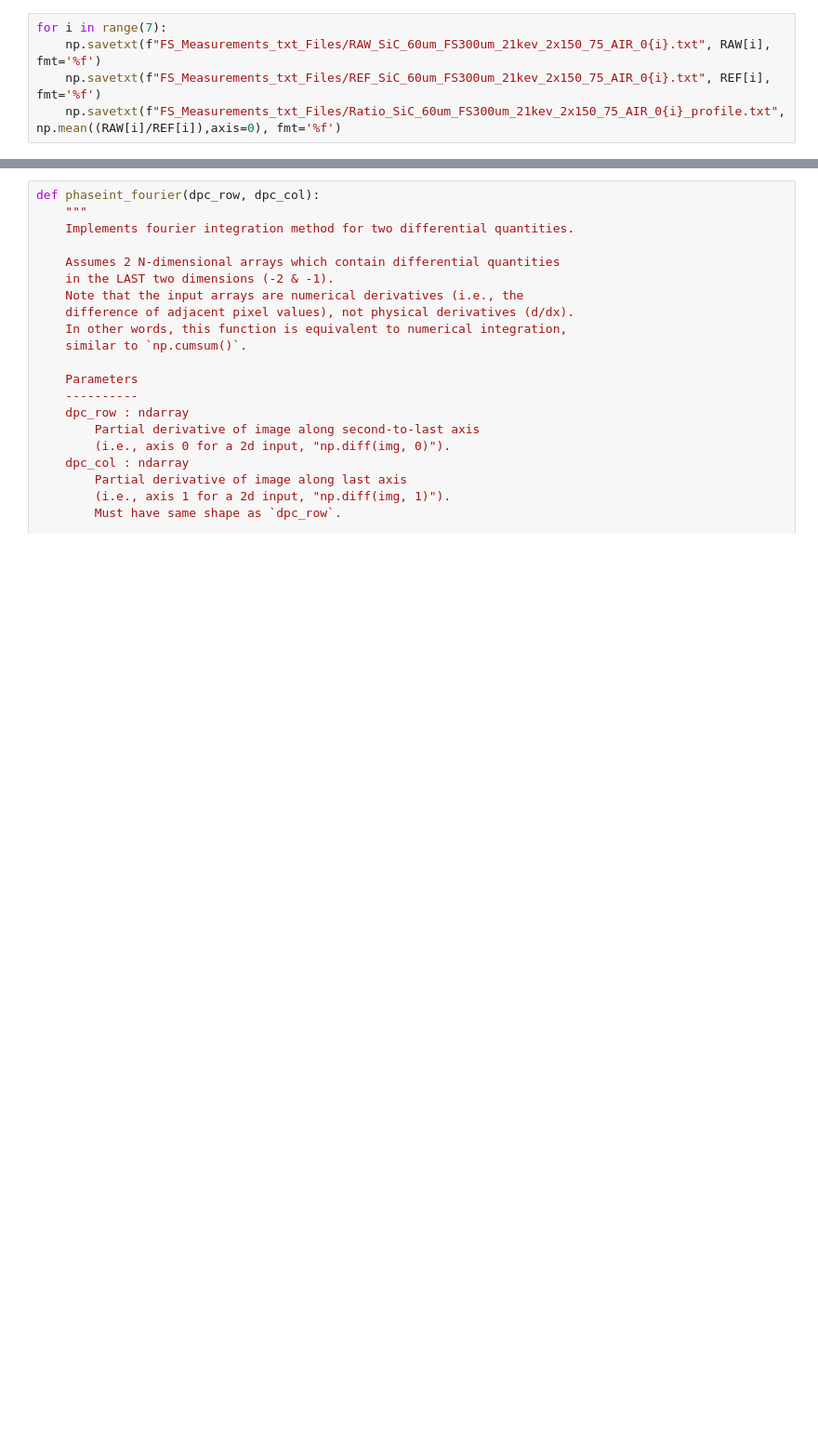
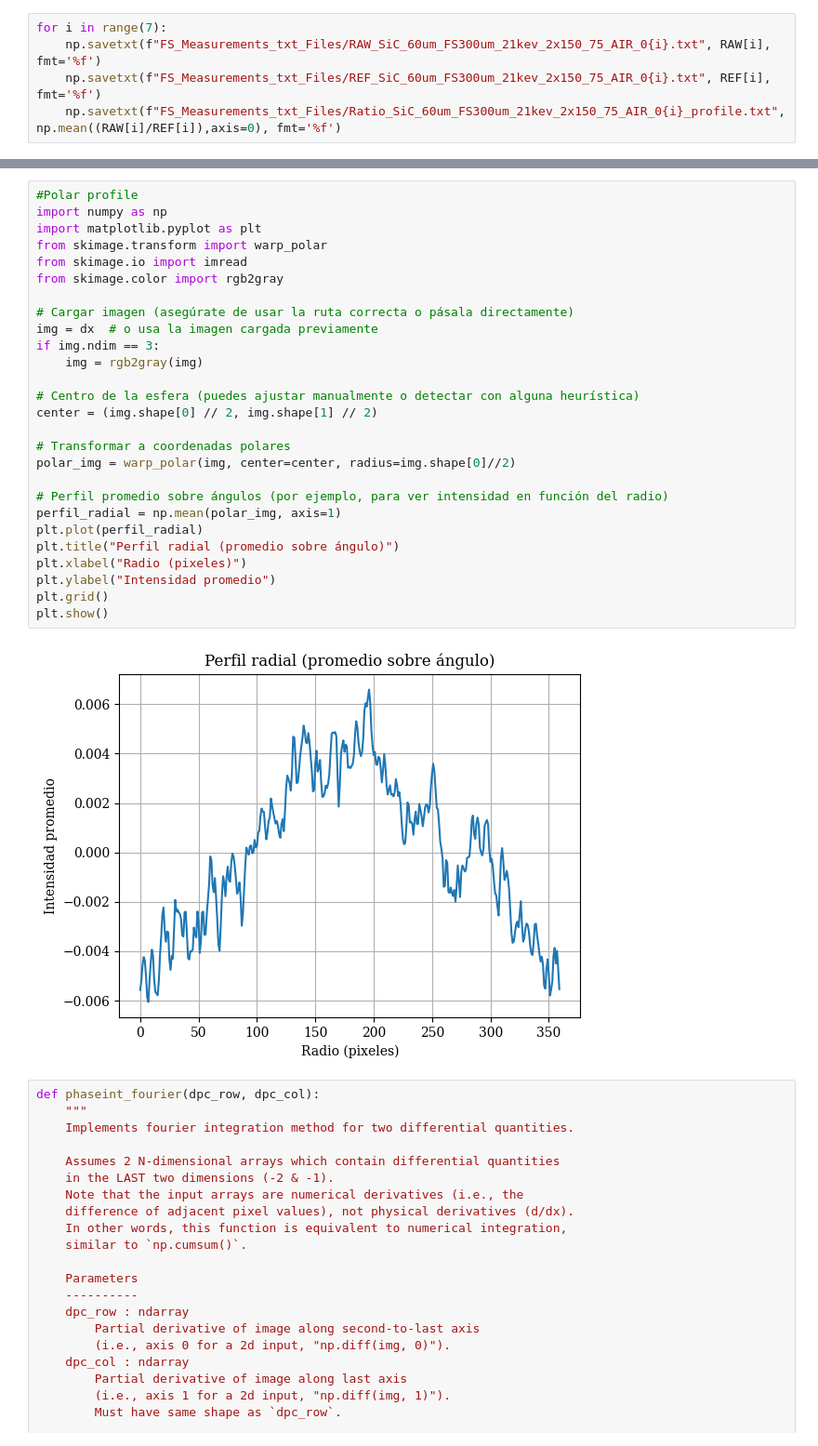
Before and after one commit to roshak1197/FSZ_Study, a Jupyter notebook: read_High.ipynb, the cells around one changed output, grey strips where cells are left out. Shown at 93% size. Drawn from its saved outputs; the diff is of its cells as text; blank space fills up the shorter version.

```diff
--- a/read_High.ipynb
+++ b/read_High.ipynb
@@ -264,3 +293,32 @@ Using 16 threads
+# %%
+#Polar profile
+import numpy as np
+import matplotlib.pyplot as plt
+from skimage.transform import warp_polar
+from skimage.io import imread
+from skimage.color import rgb2gray
+
+# Cargar imagen (asegúrate de usar la ruta correcta o pásala directamente)
+img = dx  # o usa la imagen cargada previamente
+if img.ndim == 3:
+    img = rgb2gray(img)
+
+# Centro de la esfera (puedes ajustar manualmente o detectar con alguna heurística)
+center = (img.shape[0] // 2, img.shape[1] // 2)
+
+# Transformar a coordenadas polares
+polar_img = warp_polar(img, center=center, radius=img.shape[0]//2)
+
+# Perfil promedio sobre ángulos (por ejemplo, para ver intensidad en función del radio)
+perfil_radial = np.mean(polar_img, axis=1)
+plt.plot(perfil_radial)
+plt.title("Perfil radial (promedio sobre ángulo)")
+plt.xlabel("Radio (pixeles)")
+plt.ylabel("Intensidad promedio")
+plt.grid()
+plt.show()
+# %% [output]
+[figure, added]
 # %%
 def phaseint_fourier(dpc_row, dpc_col):
     """
```
Also changed, not shown: parts of 6 cells of this notebook, 9 other files.
